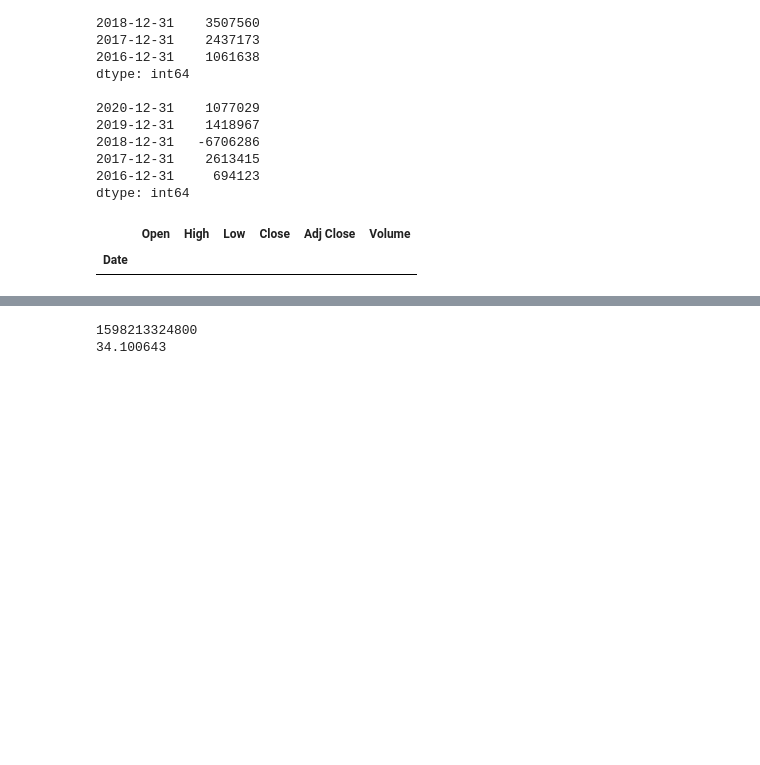
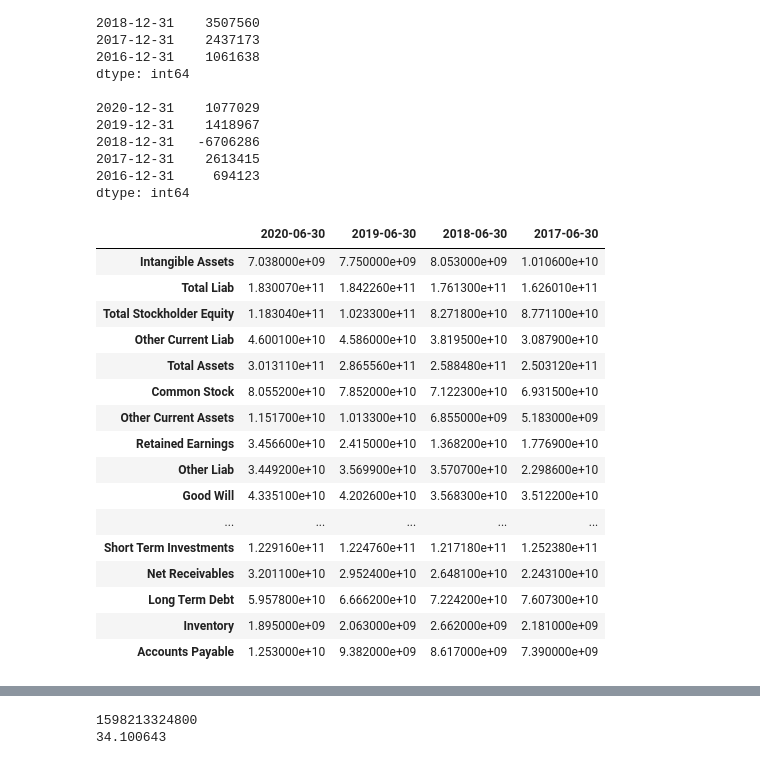
Before and after one commit to jaimebaldeon/Financial-Stock-Prediction, a Jupyter notebook: financialStocks_1.ipynb, the cells around one changed output, grey strips where cells are left out. Drawn from its saved outputs; the diff is of its cells as text; code cells hidden in the pictures; blank space fills up the shorter version.

```diff
--- a/financialStocks_1.ipynb
+++ b/financialStocks_1.ipynb
@@ -177,6 +187,8 @@ dtype: int64
 # %%
 !pip install yfinance
 # %%
+import sys
+sys.path.insert(1, '/content/cloned-repo')
 import yfinance as yf
 
 msft = yf.Ticker("MSFT")
@@ -211,32 +223,47 @@ msft.balance_sheet
 msft.quarterly_balance_sheet
 
 # show cashflow
 msft.cashflow
 msft.quarterly_cashflow
 
 # show earnings
 msft.earnings
 msft.quarterly_earnings
 
 # show sustainability
 msft.sustainability
 
 # show analysts recommendations
 msft.recommendations
 
 # show next event (earnings, etc)
 msft.calendar
 
 # show ISIN code - *experimental*
 # ISIN = International Securities Identification Number
 msft.isin
 
 # show options expirations
 msft.options
 
 # get option chain for specific expiration
 #opt = msft.option_chain('YYYY-MM-DD')
 msft.balance_sheet
 # %% [output]
-|  | Open | High | Low | Close | Adj Close | Volume |
-| Date |  |  |  |  |  |  |
+|  | 2020-06-30 | 2019-06-30 | 2018-06-30 | 2017-06-30 |
+| Intangible Assets | 7.038000e+09 | 7.750000e+09 | 8.053000e+09 | 1.010600e+10 |
+| Total Liab | 1.830070e+11 | 1.842260e+11 | 1.761300e+11 | 1.626010e+11 |
+| Total Stockholder Equity | 1.183040e+11 | 1.023300e+11 | 8.271800e+10 | 8.771100e+10 |
+| Other Current Liab | 4.600100e+10 | 4.586000e+10 | 3.819500e+10 | 3.087900e+10 |
+| Total Assets | 3.013110e+11 | 2.865560e+11 | 2.588480e+11 | 2.503120e+11 |
+| Common Stock | 8.055200e+10 | 7.852000e+10 | 7.122300e+10 | 6.931500e+10 |
+| Other Current Assets | 1.151700e+10 | 1.013300e+10 | 6.855000e+09 | 5.183000e+09 |
+| Retained Earnings | 3.456600e+10 | 2.415000e+10 | 1.368200e+10 | 1.776900e+10 |
+| Other Liab | 3.449200e+10 | 3.569900e+10 | 3.570700e+10 | 2.298600e+10 |
+| Good Will | 4.335100e+10 | 4.202600e+10 | 3.568300e+10 | 3.512200e+10 |
+| ... | ... | ... | ... | ... |
+| Short Term Investments | 1.229160e+11 | 1.224760e+11 | 1.217180e+11 | 1.252380e+11 |
+| Net Receivables | 3.201100e+10 | 2.952400e+10 | 2.648100e+10 | 2.243100e+10 |
+| Long Term Debt | 5.957800e+10 | 6.666200e+10 | 7.224200e+10 | 7.607300e+10 |
+| Inventory | 1.895000e+09 | 2.063000e+09 | 2.662000e+09 | 2.181000e+09 |
+| Accounts Payable | 1.253000e+10 | 9.382000e+09 | 8.617000e+09 | 7.390000e+09 |
```
Also changed, not shown: parts of 2 cells of this notebook.
